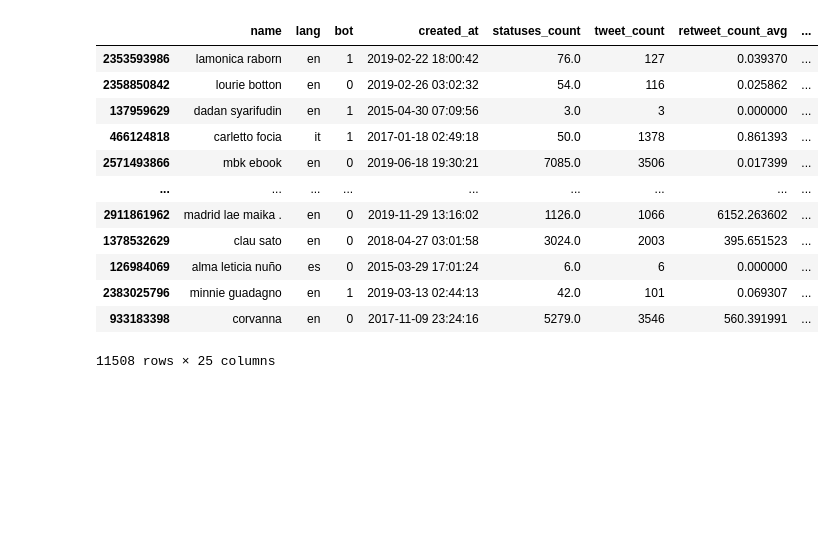
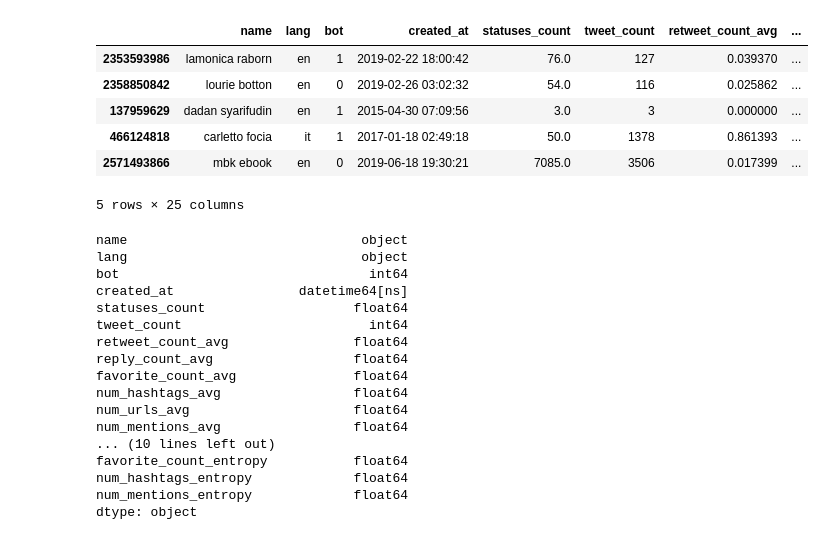
Before and after one commit to domferr/Data-Mining, a Jupyter notebook: Data Cleaning/Clustering.ipynb, the cells around one changed output. Cells and saved outputs as stored; diff of their text form; code cells hidden in the pictures; blank space fills up the shorter version.

```diff
--- a/Data Cleaning/Clustering.ipynb
+++ b/Data Cleaning/Clustering.ipynb
@@ -14,16 +22,10 @@ Wall time: 170 ms
 # %%
-df_users
+df_users.head()
 # %% [output]
 |  | name | lang | bot | created_at | statuses_count | tweet_count | retweet_count_avg | ... |
 | 2353593986 | lamonica raborn | en | 1 | 2019-02-22 18:00:42 | 76.0 | 127 | 0.039370 | ... |
 | 2358850842 | lourie botton | en | 0 | 2019-02-26 03:02:32 | 54.0 | 116 | 0.025862 | ... |
 | 137959629 | dadan syarifudin | en | 1 | 2015-04-30 07:09:56 | 3.0 | 3 | 0.000000 | ... |
 | 466124818 | carletto focia | it | 1 | 2017-01-18 02:49:18 | 50.0 | 1378 | 0.861393 | ... |
 | 2571493866 | mbk ebook | en | 0 | 2019-06-18 19:30:21 | 7085.0 | 3506 | 0.017399 | ... |
-| ... | ... | ... | ... | ... | ... | ... | ... | ... |
-| 2911861962 | madrid lae maika . | en | 0 | 2019-11-29 13:16:02 | 1126.0 | 1066 | 6152.263602 | ... |
-| 1378532629 | clau sato | en | 0 | 2018-04-27 03:01:58 | 3024.0 | 2003 | 395.651523 | ... |
-| 126984069 | alma leticia nuño | es | 0 | 2015-03-29 17:01:24 | 6.0 | 6 | 0.000000 | ... |
-| 2383025796 | minnie guadagno | en | 1 | 2019-03-13 02:44:13 | 42.0 | 101 | 0.069307 | ... |
-| 933183398 | corvanna | en | 0 | 2017-11-09 23:24:16 | 5279.0 | 3546 | 560.391991 | ... |
-11508 rows × 25 columns
+5 rows × 25 columns
@@ -29,0 +34,20 @@ df_users
+# %%
+df_users.dtypes
+# %% [output]
+name                              object
+lang                              object
+bot                                int64
+created_at                datetime64[ns]
+statuses_count                   float64
+tweet_count                        int64
+retweet_count_avg                float64
+reply_count_avg                  float64
+favorite_count_avg               float64
+num_hashtags_avg                 float64
+num_urls_avg                     float64
+num_mentions_avg                 float64
+... (10 lines left out)
+favorite_count_entropy           float64
+num_hashtags_entropy             float64
+num_mentions_entropy             float64
+dtype: object
```
Also changed, not shown: parts of 31 cells of this notebook, 2 other files.
